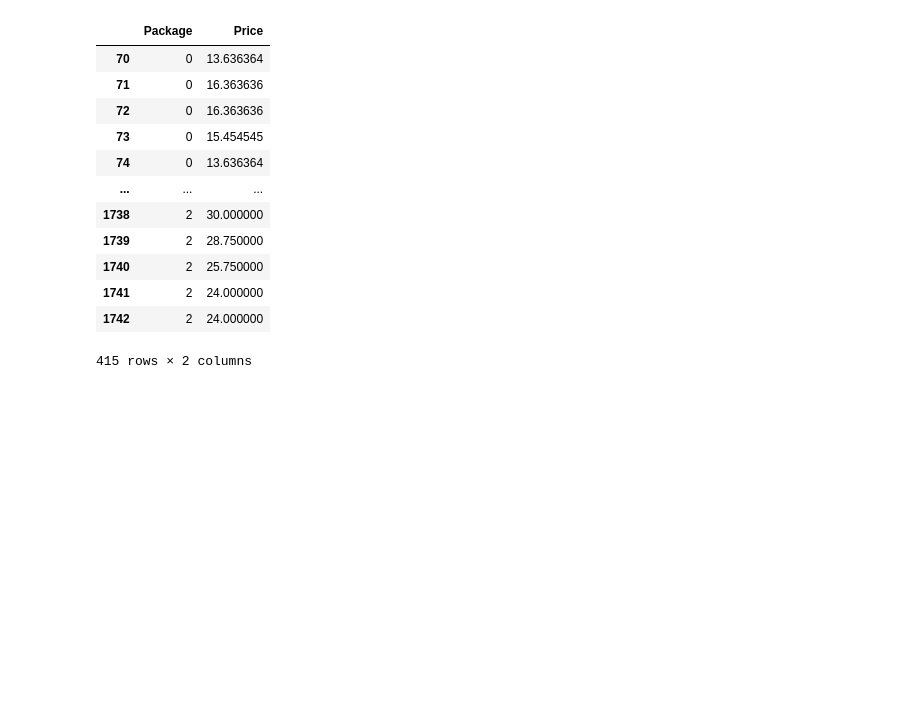
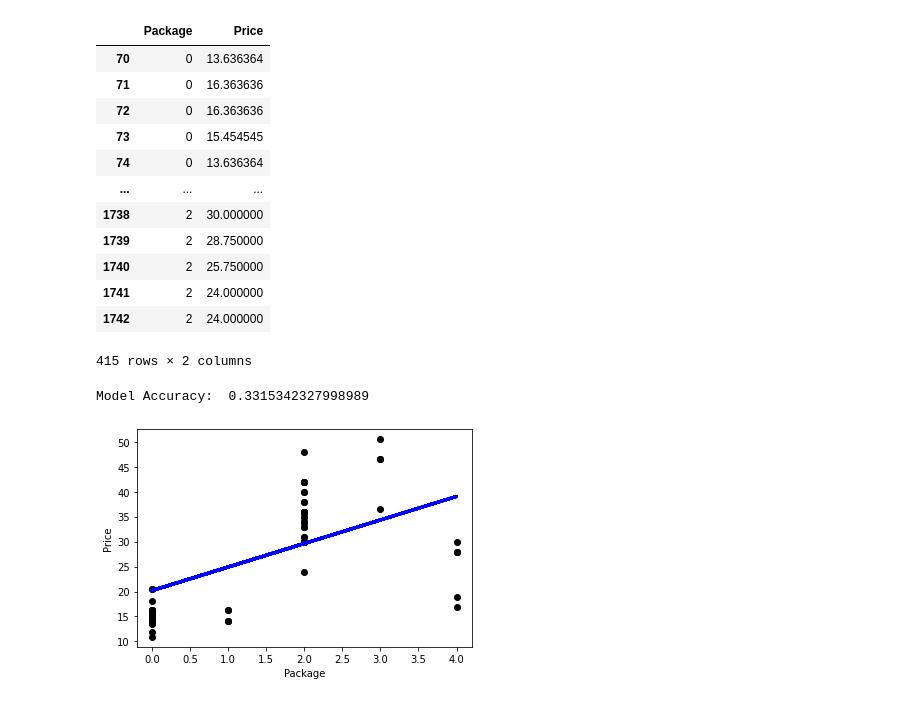
Before and after one commit to firstimedeveloper/ml-learn, a Jupyter notebook: 3.1-pumpkins.ipynb, the cells around one changed output. Drawn from its saved outputs; the diff is of its cells as text; code cells hidden in the pictures; blank space fills up the shorter version.

Commit message:
pumpkins

```diff
--- a/3.1-pumpkins.ipynb
+++ b/3.1-pumpkins.ipynb
@@ -108,3 +108,30 @@ lin_pumpkins
 | 1741 | 2 | 24.000000 |
 | 1742 | 2 | 24.000000 |
 415 rows × 2 columns
+# %%
+X = lin_pumpkins.values[:, :1]
+y = lin_pumpkins.values[:, 1:2]
+# %%
+from sklearn.linear_model import LinearRegression
+from sklearn.metrics import r2_score, mean_squared_error, mean_absolute_error
+from sklearn.model_selection import train_test_split
+
+X_train, X_test, y_train, y_test = train_test_split(X, y, test_size=0.2, random_state=0)
+lin_reg = LinearRegression()
+lin_reg.fit(X_train, y_train)
+
+pred = lin_reg.predict(X_test)
+
+accuracy_score = lin_reg.score(X_train, y_train)
+print('Model Accuracy: ', accuracy_score)
+# %% [output]
+Model Accuracy:  0.3315342327998989
+# %%
+plt.scatter(X_test, y_test, color='black')
+plt.plot(X_test, pred, color='blue', linewidth=3)
+
+plt.xlabel('Package')
+plt.ylabel('Price')
+plt.show()
+# %% [output]
+[figure, added]
```
